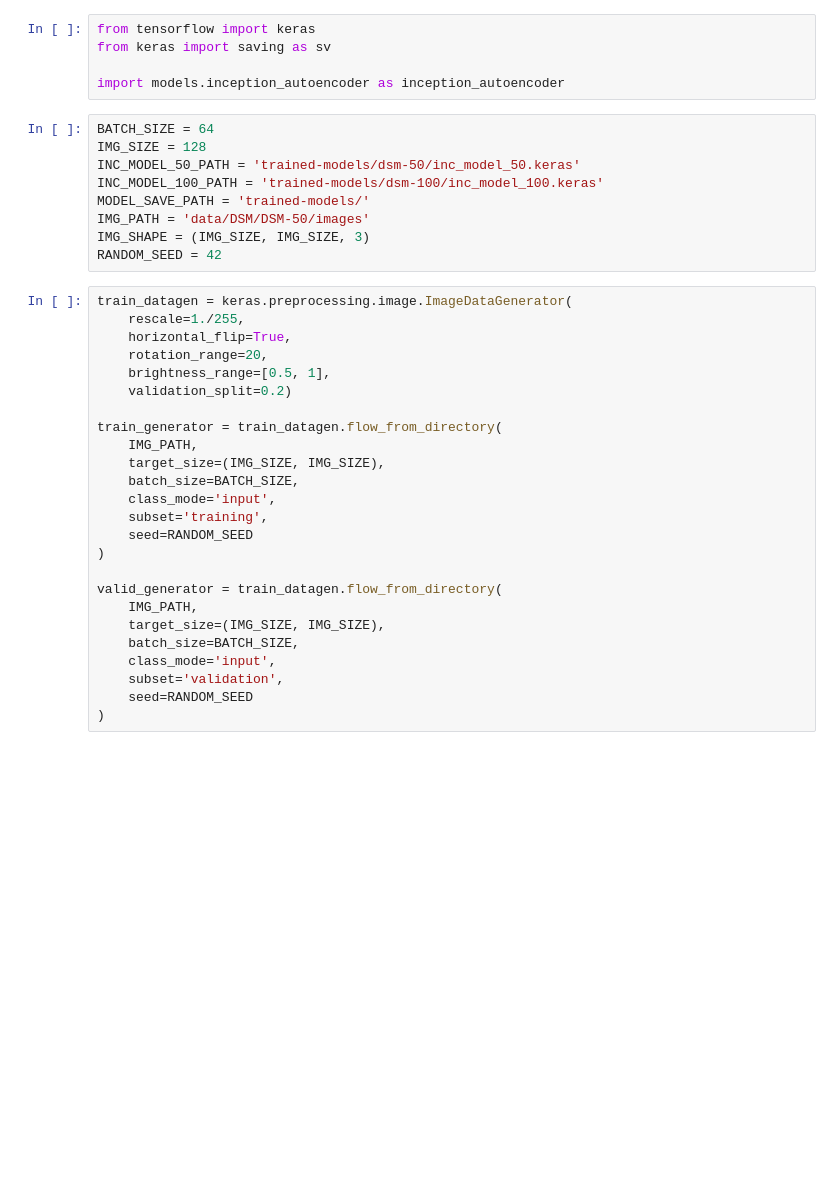
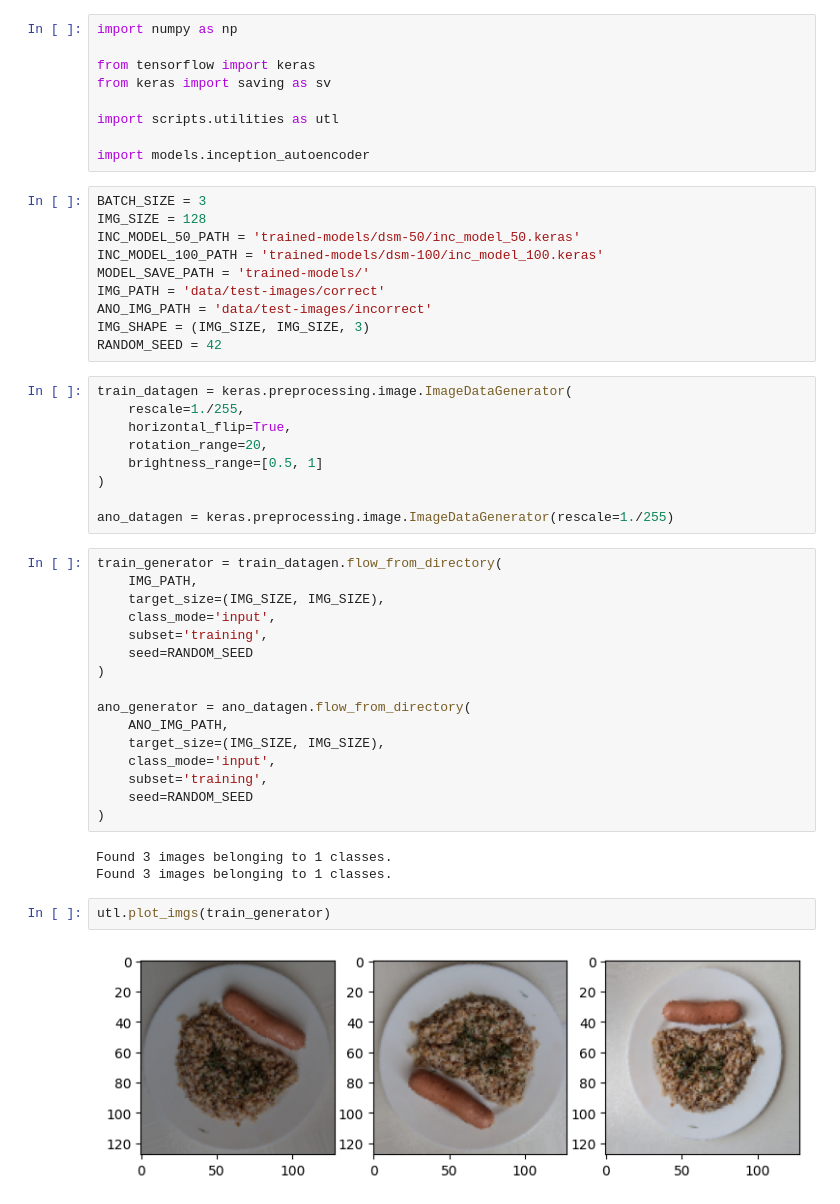
Before and after one commit to NikitaVologin/anomaly-detection-meal-cae, a Jupyter notebook: src/train.ipynb, the cells around one changed output. Saved outputs shown, nothing was run; the diff lists cells and outputs as text; blank space fills up the shorter version.

```diff
--- a/src/train.ipynb
+++ b/src/train.ipynb
@@ -1,40 +1,52 @@
 # %%
+import numpy as np
+
 from tensorflow import keras
 from keras import saving as sv
 
-import models.inception_autoencoder as inception_autoencoder
+import scripts.utilities as utl
+
+import models.inception_autoencoder
 # %%
-BATCH_SIZE = 64
+BATCH_SIZE = 3
 IMG_SIZE = 128
 INC_MODEL_50_PATH = 'trained-models/dsm-50/inc_model_50.keras'
 INC_MODEL_100_PATH = 'trained-models/dsm-100/inc_model_100.keras'
 MODEL_SAVE_PATH = 'trained-models/'
-IMG_PATH = 'data/DSM/DSM-50/images'
+IMG_PATH = 'data/test-images/correct'
+ANO_IMG_PATH = 'data/test-images/incorrect'
 IMG_SHAPE = (IMG_SIZE, IMG_SIZE, 3)
 RANDOM_SEED = 42
+# %%
+train_datagen = keras.preprocessing.image.ImageDataGenerator(
+    rescale=1./255,
+    horizontal_flip=True,
+    rotation_range=20,
+    brightness_range=[0.5, 1]
+)
+
+ano_datagen = keras.preprocessing.image.ImageDataGenerator(rescale=1./255)
 # %%
-train_datagen = keras.preprocessing.image.ImageDataGenerator(
-    rescale=1./255,
-    horizontal_flip=True,
-    rotation_range=20,
-    brightness_range=[0.5, 1],
-    validation_split=0.2)
-
 train_generator = train_datagen.flow_from_directory(
     IMG_PATH,
     target_size=(IMG_SIZE, IMG_SIZE),
-    batch_size=BATCH_SIZE,
     class_mode='input',
     subset='training',
     seed=RANDOM_SEED
 )
 
-valid_generator = train_datagen.flow_from_directory(
-    IMG_PATH,
+ano_generator = ano_datagen.flow_from_directory(
+    ANO_IMG_PATH,
     target_size=(IMG_SIZE, IMG_SIZE),
-    batch_size=BATCH_SIZE,
     class_mode='input',
-    subset='validation',
+    subset='training',
     seed=RANDOM_SEED
 )
+# %% [output]
+Found 3 images belonging to 1 classes.
+Found 3 images belonging to 1 classes.
+# %%
+utl.plot_imgs(train_generator)
+# %% [output]
+[figure, added]
 # %%
```
Also changed, not shown: parts of 8 cells of this notebook, 5 other files.
